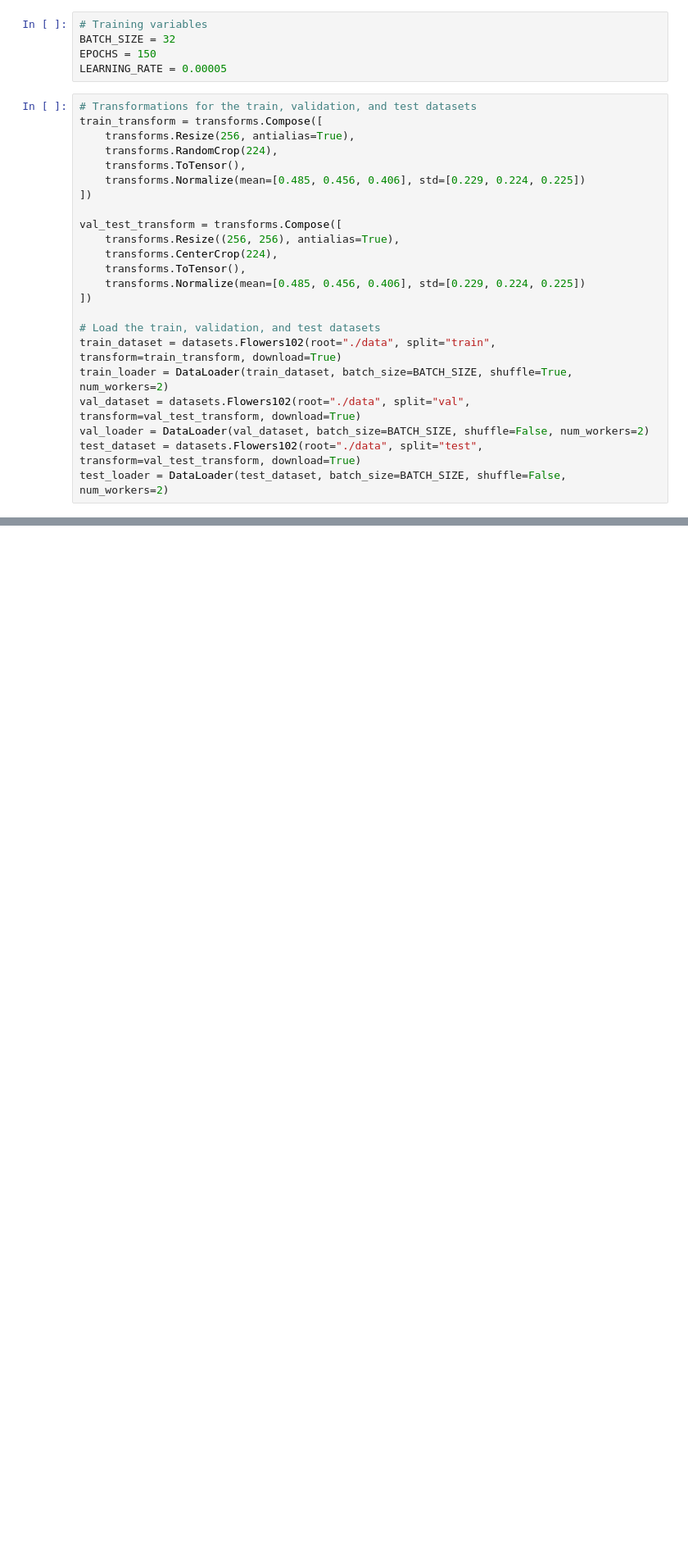
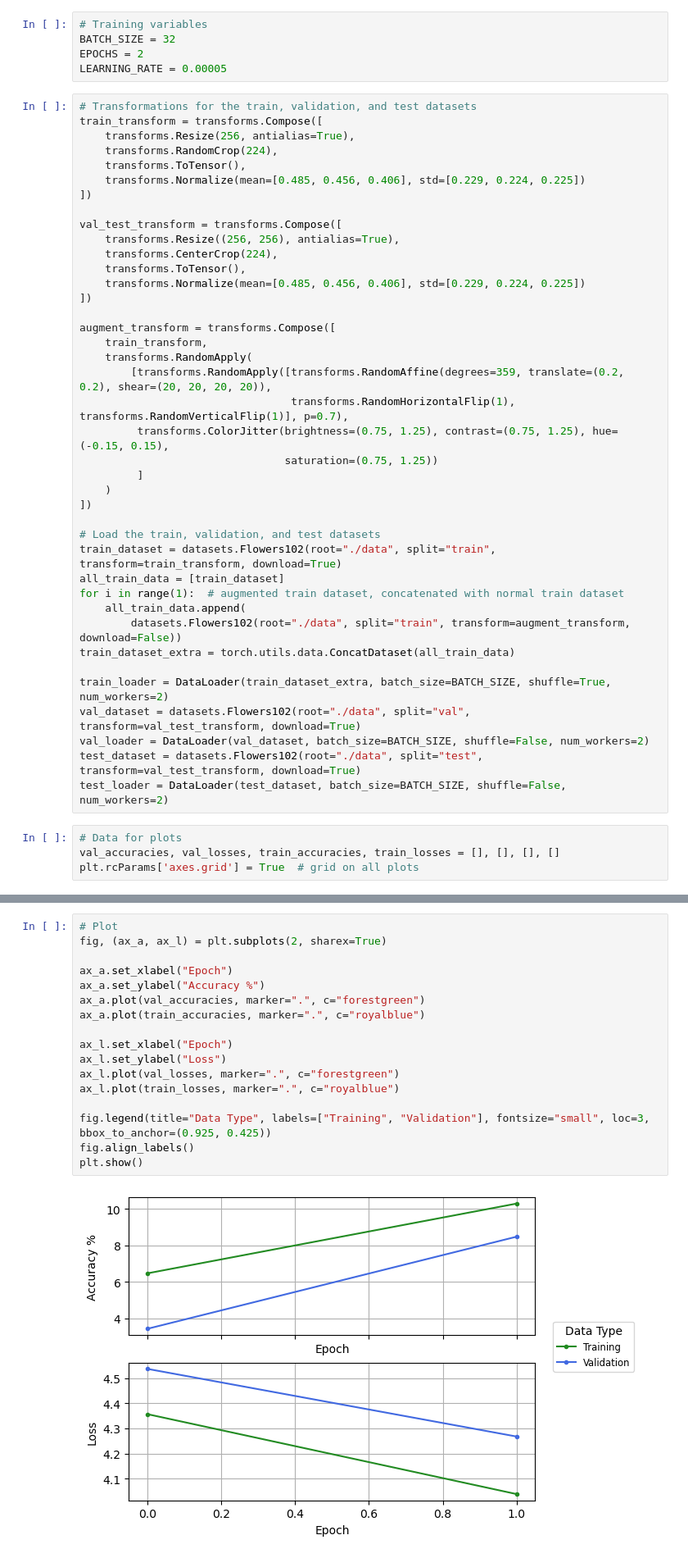
Before and after one commit to INT2-group18/Network, a Jupyter notebook: Final Network (Test_50.35%).ipynb, the cells around one changed output, grey strips where cells are left out. Shown: that part at 82% size. Cells and saved outputs as stored; diff of their text form; blank space fills up the shorter version.

Commit message:
Added one-hot, augment set, plotting data, slight change to loss calc, train timer

```diff
--- a/Final Network (Test_50.35%).ipynb
+++ b/Final Network (Test_50.35%).ipynb
@@ -14,7 +18,7 @@ device = torch.device("cuda" if torch.cuda.is_available() else "cpu")
 # %%
 # Training variables
 BATCH_SIZE = 32
-EPOCHS = 150
+EPOCHS = 2
 LEARNING_RATE = 0.00005
 # %%
 # Transformations for the train, validation, and test datasets
@@ -32,10 +36,31 @@ val_test_transform = transforms.Compose([
     transforms.Normalize(mean=[0.485, 0.456, 0.406], std=[0.229, 0.224, 0.225])
 ])
 
+augment_transform = transforms.Compose([
+    train_transform,
+    transforms.RandomApply(
+        [transforms.RandomApply([transforms.RandomAffine(degrees=359, translate=(0.2, 0.2), shear=(20, 20, 20, 20)),
+                                 transforms.RandomHorizontalFlip(1), transforms.RandomVerticalFlip(1)], p=0.7),
+         transforms.ColorJitter(brightness=(0.75, 1.25), contrast=(0.75, 1.25), hue=(-0.15, 0.15),
+                                saturation=(0.75, 1.25))
+         ]
+    )
+])
+
 # Load the train, validation, and test datasets
 train_dataset = datasets.Flowers102(root="./data", split="train", transform=train_transform, download=True)
-train_loader = DataLoader(train_dataset, batch_size=BATCH_SIZE, shuffle=True, num_workers=2)
+all_train_data = [train_dataset]
+for i in range(1):  # augmented train dataset, concatenated with normal train dataset
+    all_train_data.append(
+        datasets.Flowers102(root="./data", split="train", transform=augment_transform, download=False))
+train_dataset_extra = torch.utils.data.ConcatDataset(all_train_data)
+
+train_loader = DataLoader(train_dataset_extra, batch_size=BATCH_SIZE, shuffle=True, num_workers=2)
 val_dataset = datasets.Flowers102(root="./data", split="val", transform=val_test_transform, download=True)
 val_loader = DataLoader(val_dataset, batch_size=BATCH_SIZE, shuffle=False, num_workers=2)
 test_dataset = datasets.Flowers102(root="./data", split="test", transform=val_test_transform, download=True)
 test_loader = DataLoader(test_dataset, batch_size=BATCH_SIZE, shuffle=False, num_workers=2)
+# %%
+# Data for plots
+val_accuracies, val_losses, train_accuracies, train_losses = [], [], [], []
+plt.rcParams['axes.grid'] = True  # grid on all plots
@@ -200,0 +240,19 @@ Test Accuracy: 50.35%
+# %%
+# Plot
+fig, (ax_a, ax_l) = plt.subplots(2, sharex=True)
+
+ax_a.set_xlabel("Epoch")
+ax_a.set_ylabel("Accuracy %")
+ax_a.plot(val_accuracies, marker=".", c="forestgreen")
+ax_a.plot(train_accuracies, marker=".", c="royalblue")
+
+ax_l.set_xlabel("Epoch")
+ax_l.set_ylabel("Loss")
+ax_l.plot(val_losses, marker=".", c="forestgreen")
+ax_l.plot(train_losses, marker=".", c="royalblue")
+
+fig.legend(title="Data Type", labels=["Training", "Validation"], fontsize="small", loc=3, bbox_to_anchor=(0.925, 0.425))
+fig.align_labels()
+plt.show()
+# %% [output]
+[figure, added]
```
Also changed, not shown: parts of 7 cells of this notebook.
